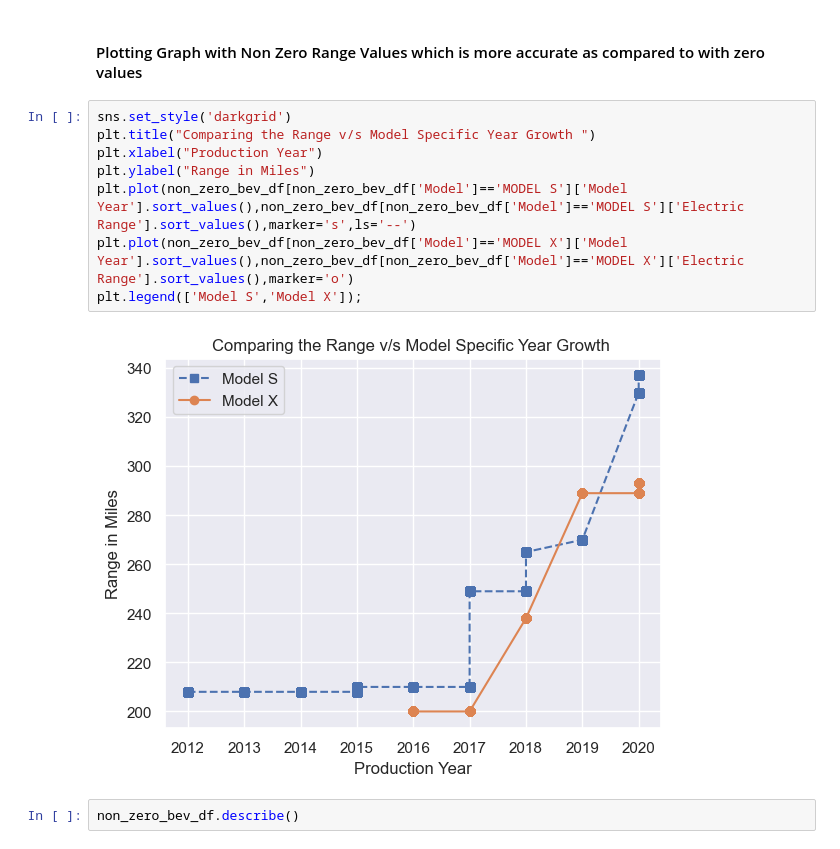
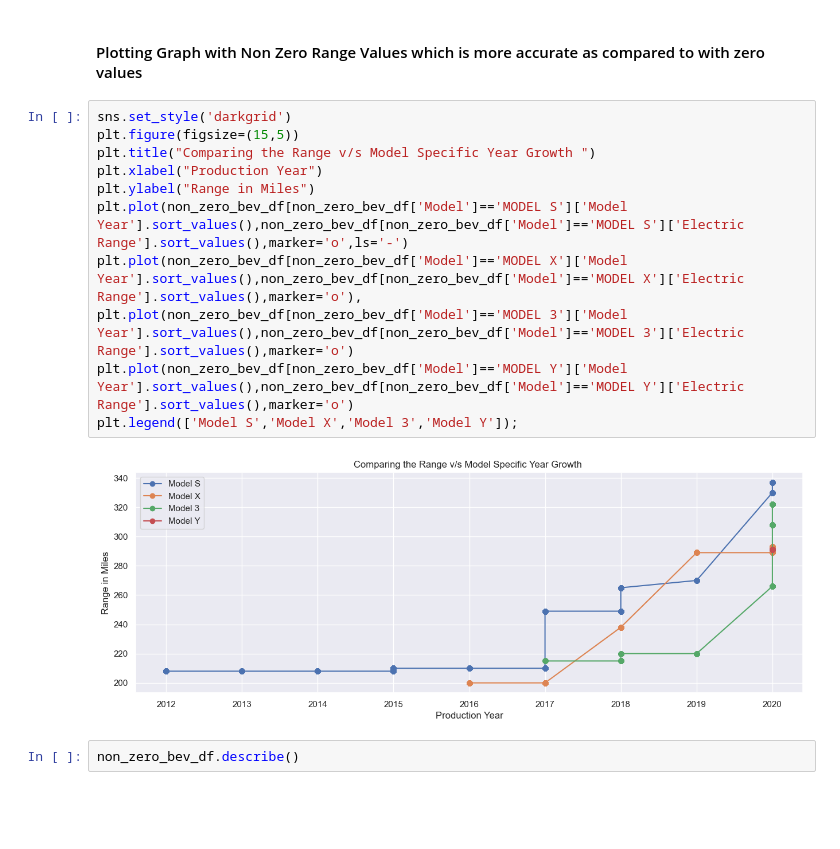
Before and after one commit to SianRods/Data-Science-ML, a Jupyter notebook: Practice Projects/DA-Electric_Vehicle.ipynb, the cells around one changed output. Drawn from its saved outputs; the diff is of its cells as text; blank space fills up the shorter version.

```diff
--- a/Practice Projects/DA-Electric_Vehicle.ipynb
+++ b/Practice Projects/DA-Electric_Vehicle.ipynb
@@ -660,14 +664,17 @@ pandas.core.series.Series
 #### Plotting Graph with Non Zero Range Values which is more accurate as compared to with zero values
 # %%
 sns.set_style('darkgrid')
+plt.figure(figsize=(15,5))
 plt.title("Comparing the Range v/s Model Specific Year Growth ")
 plt.xlabel("Production Year")
 plt.ylabel("Range in Miles")
-plt.plot(non_zero_bev_df[non_zero_bev_df['Model']=='MODEL S']['Model Year'].sort_values(),non_zero_bev_df[non_zero_bev_df['Model']=='MODEL S']['Electric Range'].sort_values(),marker='s',ls='--')
-plt.plot(non_zero_bev_df[non_zero_bev_df['Model']=='MODEL X']['Model Year'].sort_values(),non_zero_bev_df[non_zero_bev_df['Model']=='MODEL X']['Electric Range'].sort_values(),marker='o')
-plt.legend(['Model S','Model X']);
+plt.plot(non_zero_bev_df[non_zero_bev_df['Model']=='MODEL S']['Model Year'].sort_values(),non_zero_bev_df[non_zero_bev_df['Model']=='MODEL S']['Electric Range'].sort_values(),marker='o',ls='-')
+plt.plot(non_zero_bev_df[non_zero_bev_df['Model']=='MODEL X']['Model Year'].sort_values(),non_zero_bev_df[non_zero_bev_df['Model']=='MODEL X']['Electric Range'].sort_values(),marker='o'),
+plt.plot(non_zero_bev_df[non_zero_bev_df['Model']=='MODEL 3']['Model Year'].sort_values(),non_zero_bev_df[non_zero_bev_df['Model']=='MODEL 3']['Electric Range'].sort_values(),marker='o')
+plt.plot(non_zero_bev_df[non_zero_bev_df['Model']=='MODEL Y']['Model Year'].sort_values(),non_zero_bev_df[non_zero_bev_df['Model']=='MODEL Y']['Electric Range'].sort_values(),marker='o')
+plt.legend(['Model S','Model X','Model 3','Model Y']);
 # %% [output]
-[figure, old version]
+[figure, new version]
 # %%
 non_zero_bev_df.describe()
 # %% [output]
```
Also changed, not shown: parts of 33 cells of this notebook.
